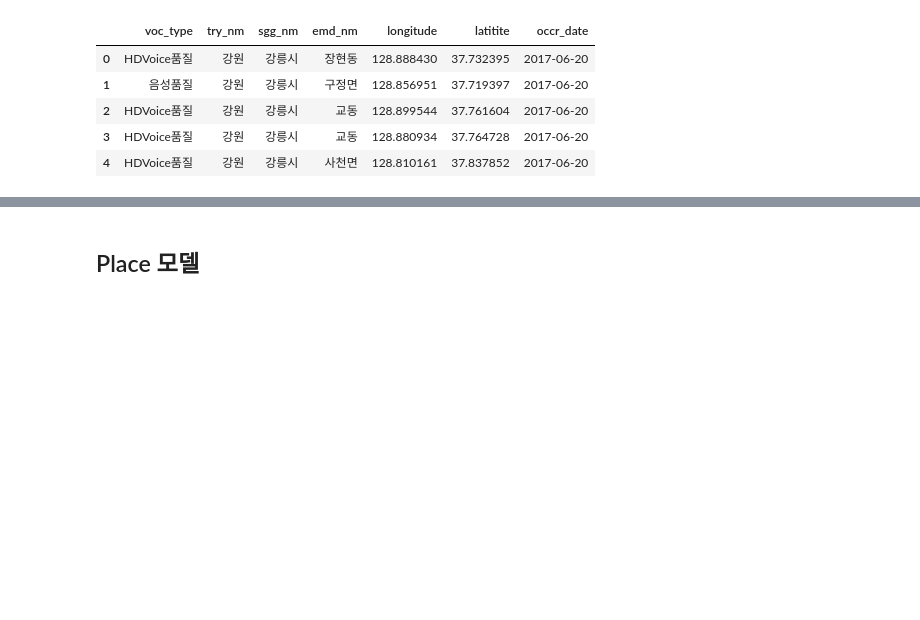
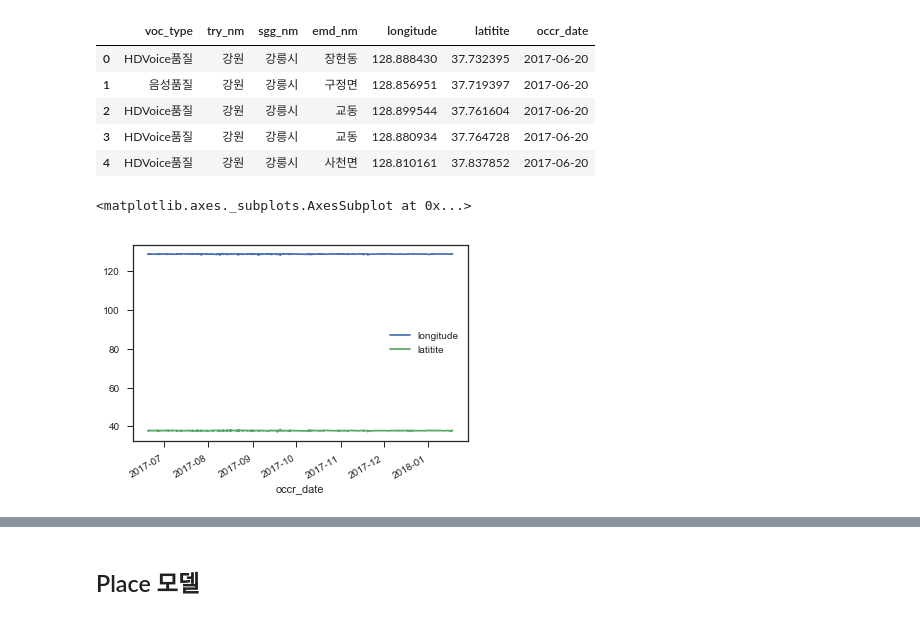
Before and after one commit to askdjango/networkons-201801, a Jupyter notebook: networkons/Django Shell Sample.ipynb, the cells around one changed output, grey strips where cells are left out. Saved outputs shown, nothing was run; the diff lists cells and outputs as text; code cells hidden in the pictures; blank space fills up the shorter version.

```diff
--- a/networkons/Django Shell Sample.ipynb
+++ b/networkons/Django Shell Sample.ipynb
@@ -54,0 +52,5 @@ for (index, row) in df.iterrows():
+# %%
+df.plot(x='occr_date', y=['longitude', 'latitite'])
+# %% [output]
+<matplotlib.axes._subplots.AxesSubplot at 0x...>
+[figure, added]
```
Also changed, not shown: parts of 14 cells of this notebook, 1 other file.
